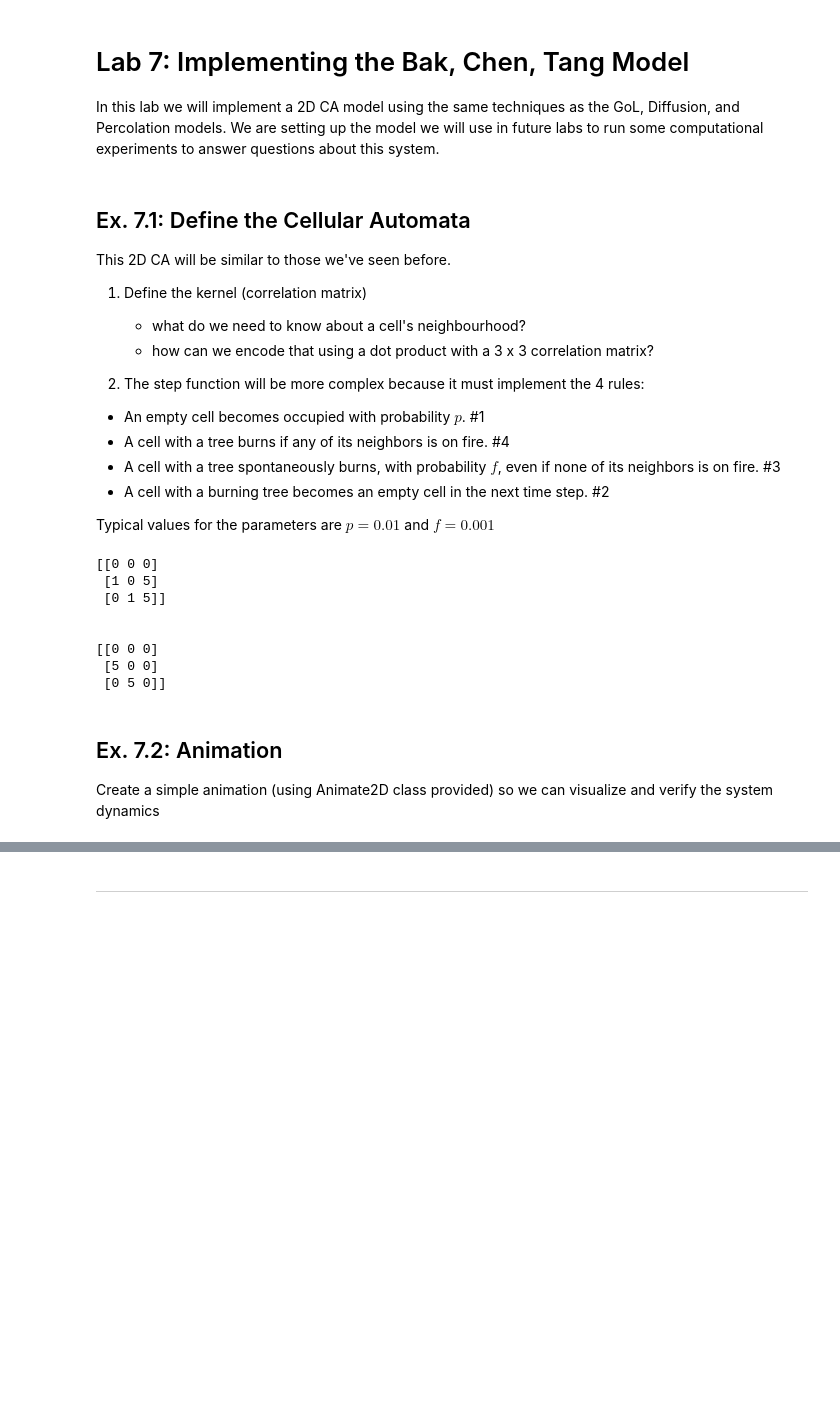
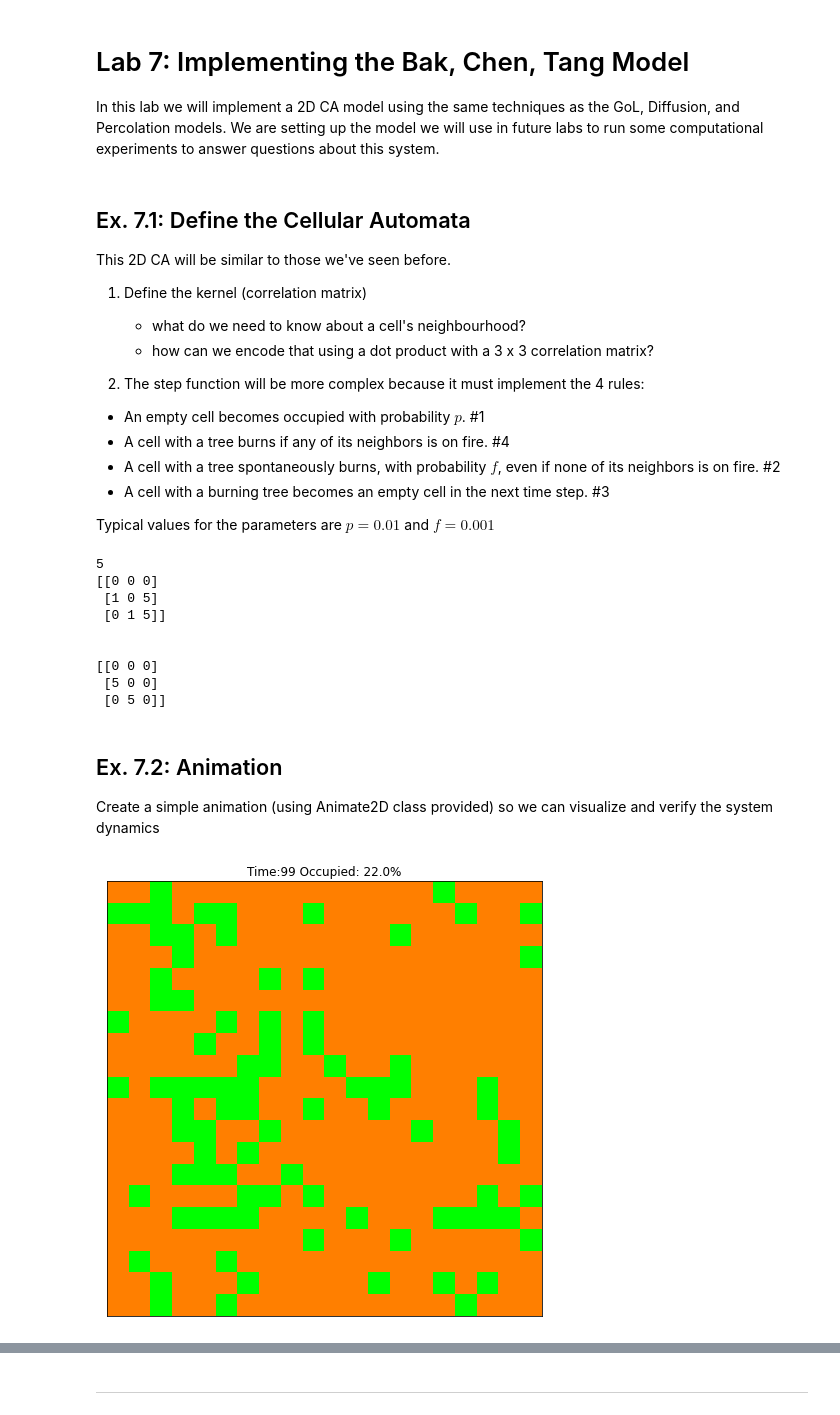
Before and after one commit to StoneMason495/cap-comp215, a Jupyter notebook: labs/lab07ZM.ipynb, the cells around one changed output, grey strips where cells are left out. Saved outputs shown, nothing was run; the diff lists cells and outputs as text; code cells hidden in the pictures; blank space fills up the shorter version.

```diff
--- a/labs/lab07ZM.ipynb
+++ b/labs/lab07ZM.ipynb
@@ -107,8 +107,8 @@ This 2D CA will be similar to those we've seen before.
 
   *  An empty cell becomes occupied with probability $p$. #1
   *  A cell with a tree burns if any of its neighbors is on fire. #4
-  *  A cell with a tree spontaneously burns, with probability $f$, even if none of its neighbors is on fire. #3
-  *  A cell with a burning tree becomes an empty cell in the next time step. #2
+  *  A cell with a tree spontaneously burns, with probability $f$, even if none of its neighbors is on fire. #2
+  *  A cell with a burning tree becomes an empty cell in the next time step. #3
 
 Typical values for the parameters are $p=0.01$ and $f=0.001$
 # %%
@@ -157,13 +157,15 @@ class ForestFire:
         on_fire = (self.array==self.FIRE)
         self.array[empty] = np.random.choice([self.OCCUPIED, self.EMPTY], self.array[empty].shape, p=[self.p, 1-self.p]) #An empty cell becomes occupied with probability p
         self.array[occupied] = np.random.choice([self.OCCUPIED, self.FIRE], self.array[occupied].shape, p=[1-self.f, self.f]) #A cell with a tree spontaneously burns, with probability f, even if none of its neighbors is on fire
-        self.array[on_fire] = self.EMPTY
+        self.array[on_fire] = self.EMPTY #A cell with a burning tree becomes an empty cell in the next time step
         self.array[fire] = self.FIRE #A cell with a tree burns if any of its neighbors is on fire
 
 
     def num_occupied(self):
-        """ return the number of cells occupied by forest """
-        return 0  # TODO: count the number of forested cells.
+        """ return the number of cells occupied by forest, includes cells that are currently on fire """
+        occupied = (self.array==self.OCCUPIED)
+        on_fire = (self.array==self.FIRE)
+        return len(self.array[occupied]) + len(self.array[on_fire]) # TODO: count the number of forested cells.
 
 
     def pct_occupied(self):
@@ -182,12 +184,14 @@ test = ForestFire(3)
 test.array = np.array([[0,0,5],
                        [1,0,1],
                        [0,1,1]])
+print(test.num_occupied())
 test.step()
 print(test.array)
 test.step()
 print('\n')
 print(test.array)
 # %% [output]
+5
 [[0 0 0]
  [1 0 5]
  [0 1 5]]
@@ -202,5 +206,9 @@ Create a simple animation (using Animate2D class provided) so we can visualize a
 # %%
 # Ex. 7.2 here
 #  Suggestions: use a small grid (e.g., 20x20)  and
 #               a short animation (100 frames) with interval=0.3, to slow it down so you can inspect its behaviour
+anim_fire = Animation2D(ForestFire(20), 100)
+anim_fire.animate(interval=0.3)
+# %% [output]
+[figure, added]
 # %% [markdown]
```
Also changed, not shown: parts of 1 cell of this notebook.
